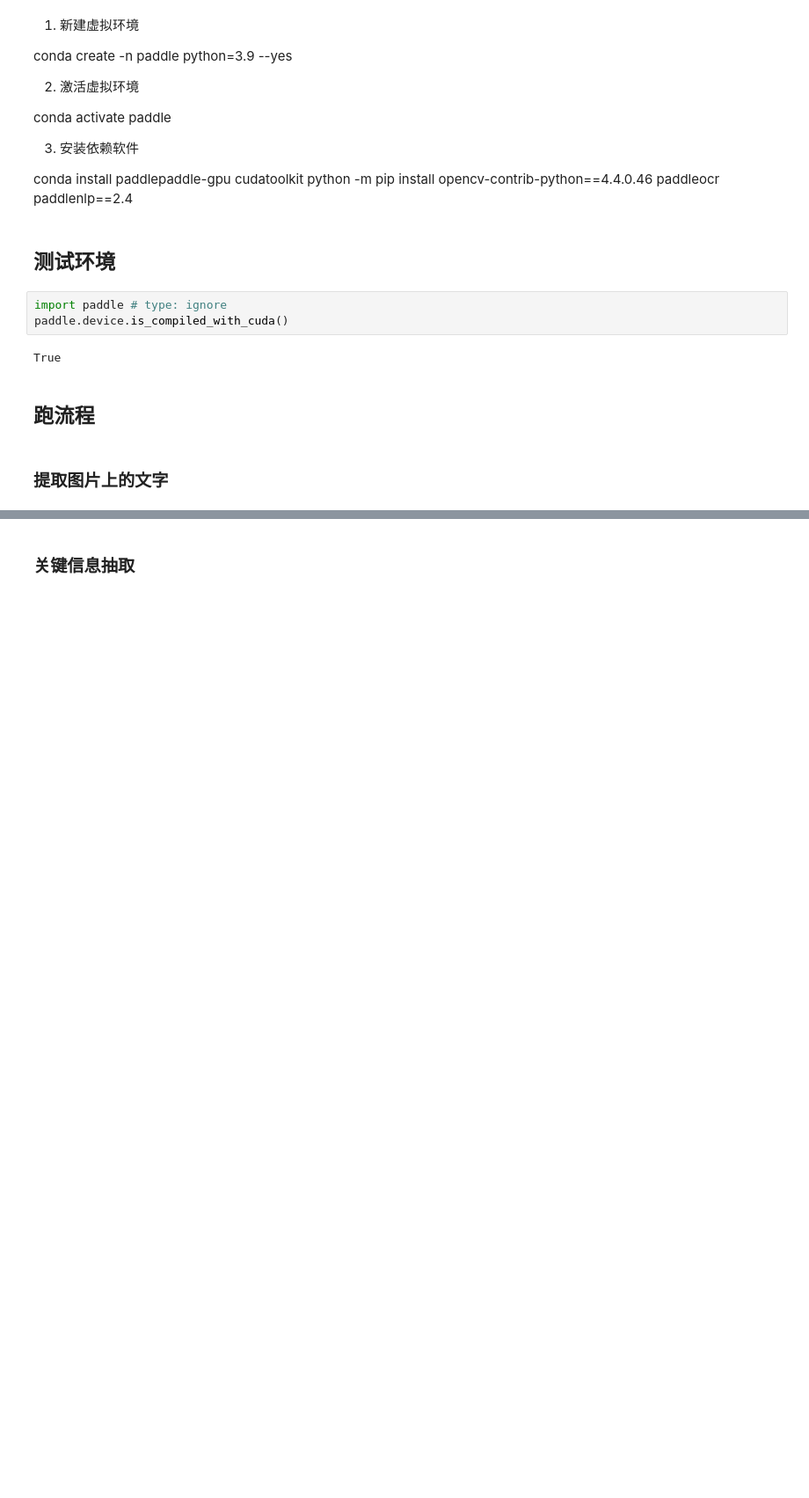
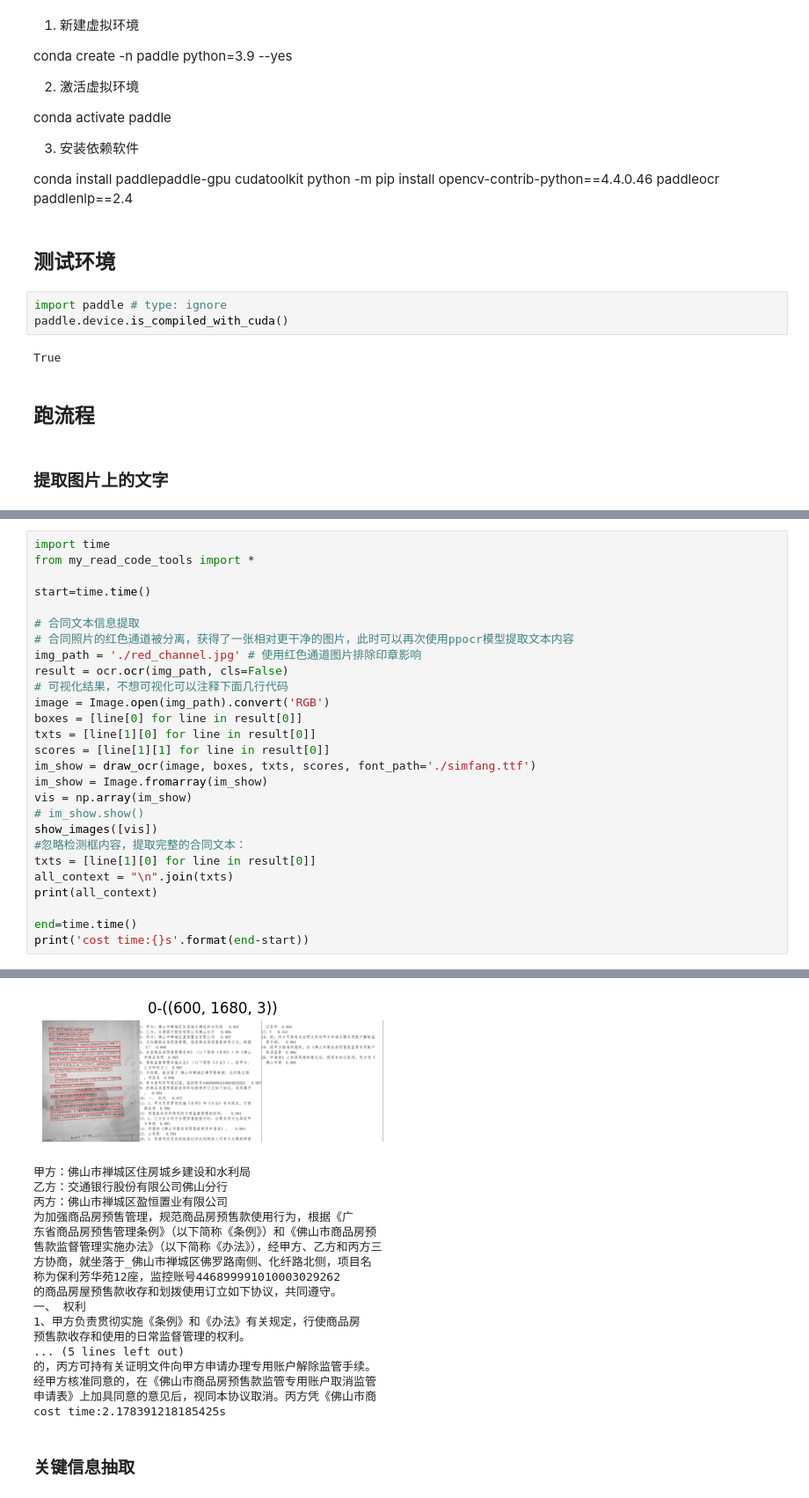
Before and after one commit to WuShaogui/GetKeyMessageByPaddle, a Jupyter notebook: demo.ipynb, the cells around one changed output, grey strips where cells are left out. Shown at 88% size. Saved outputs shown, nothing was run; the diff lists cells and outputs as text; blank space fills up the shorter version.

```diff
--- a/demo.ipynb
+++ b/demo.ipynb
@@ -80,0 +50,28 @@ HJ193-2013技术规范要求和国家相关规定。材料符合国家消
+# %%
+import time
+from my_read_code_tools import *
+
+start=time.time()
+
+# 合同文本信息提取
+# 合同照片的红色通道被分离，获得了一张相对更干净的图片，此时可以再次使用ppocr模型提取文本内容
+img_path = './red_channel.jpg' # 使用红色通道图片排除印章影响
+result = ocr.ocr(img_path, cls=False)
+# 可视化结果，不想可视化可以注释下面几行代码
+image = Image.open(img_path).convert('RGB')
+boxes = [line[0] for line in result[0]]
+txts = [line[1][0] for line in result[0]]
+scores = [line[1][1] for line in result[0]]
+im_show = draw_ocr(image, boxes, txts, scores, font_path='./simfang.ttf')
+im_show = Image.fromarray(im_show)
+vis = np.array(im_show)
+# im_show.show()
+show_images([vis])
+#忽略检测框内容，提取完整的合同文本：
+txts = [line[1][0] for line in result[0]]
+all_context = "\n".join(txts)
+print(all_context)
+
+end=time.time()
+print('cost time:{}s'.format(end-start))
+# %% [output]
@@ -81,3 +80,21 @@ HJ193-2013技术规范要求和国家相关规定。材料符合国家消
+[figure, added]
+甲方：佛山市禅城区住房城乡建设和水利局
+乙方：交通银行股份有限公司佛山分行
+丙方：佛山市禅城区盈恒置业有限公司
+为加强商品房预售管理，规范商品房预售款使用行为，根据《广
+东省商品房预售管理条例》（以下简称《条例》）和《佛山市商品房预
+售款监督管理实施办法》（以下简称《办法》），经甲方、乙方和丙方三
+方协商，就坐落于_佛山市禅城区佛罗路南侧、化纤路北侧，项目名
+称为保利芳华苑12座，监控账号446899991010003029262
+的商品房屋预售款收存和划拨使用订立如下协议，共同遵守。
+一、 权利
+1、甲方负责贯彻实施《条例》和《办法》有关规定，行使商品房
+预售款收存和使用的日常监督管理的权利。
+... (5 lines left out)
+的，丙方可持有关证明文件向甲方申请办理专用账户解除监管手续。
+经甲方核准同意的，在《佛山市商品房预售款监管专用账户取消监管
+申请表》上加具同意的意见后，视同本协议取消。丙方凭《佛山市商
+cost time:2.178391218185425s
 # %% [markdown]
 ### 关键信息抽取
 # %%
```
Also changed, not shown: parts of 4 cells of this notebook.
